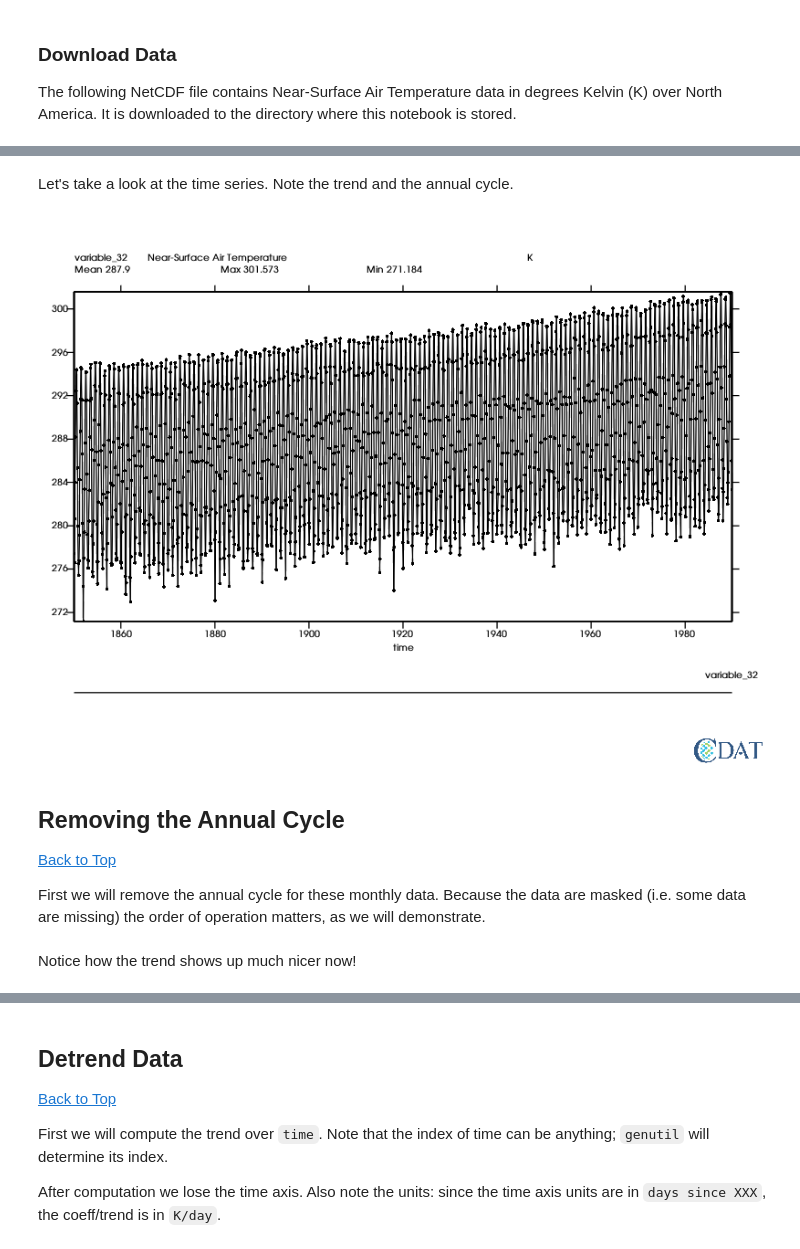
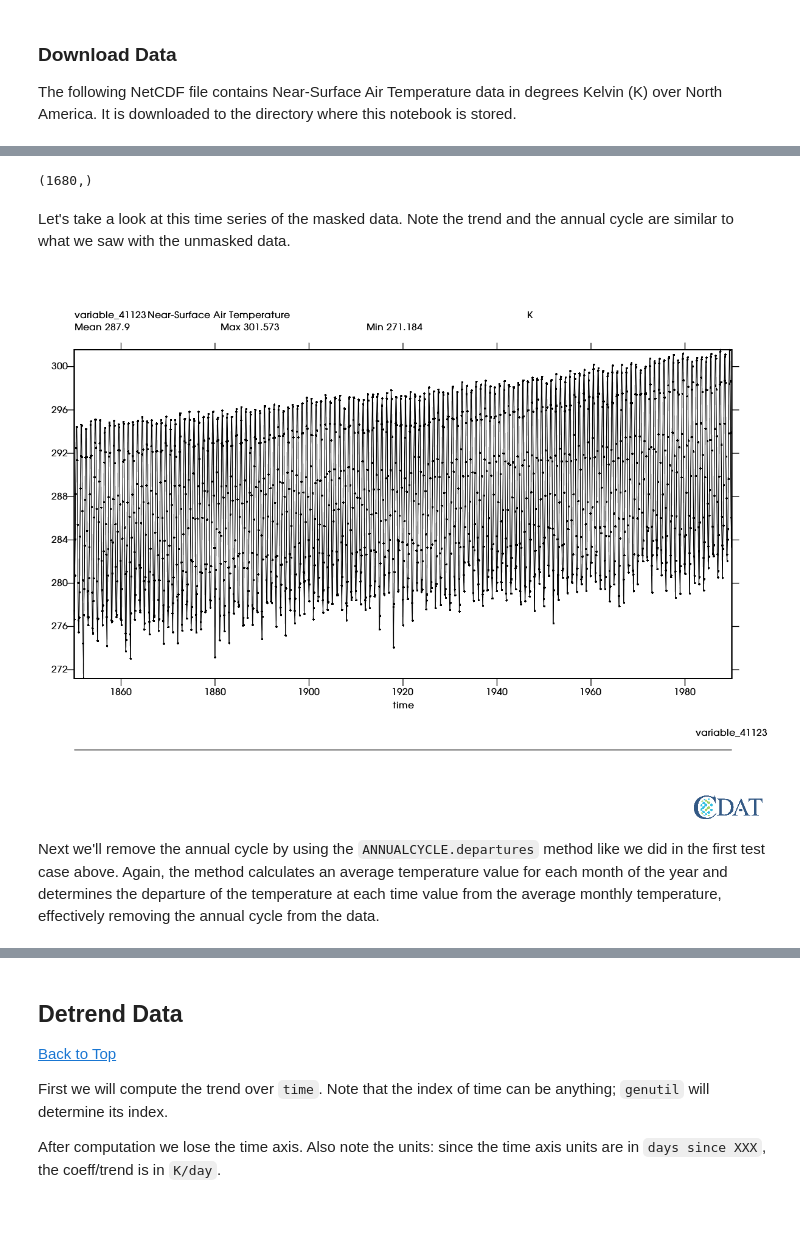
Before and after one commit to CDAT/Jupyter-notebooks, a Jupyter notebook: scientific/Detrend_Data/Detrend_data.ipynb, the cells around one changed output, grey strips where cells are left out. Drawn from its saved outputs; the diff is of its cells as text; code cells hidden in the pictures; blank space fills up the shorter version.

````diff
--- a/scientific/Detrend_Data/Detrend_data.ipynb
+++ b/scientific/Detrend_Data/Detrend_data.ipynb
@@ -86,16 +129,15 @@ x.plot(data_ts, line)
 # %%
 data_masked_ts = genutil.averager(data_masked, axis='xy')
+# %%
+data_masked_ts.shape
+# %% [output]
+(1680,)
 # %% [markdown]
-Let's take a look at the time series. Note the trend and the annual cycle.
+Let's take a look at this time series of the masked data. Note the trend and the annual cycle are similar to what we saw with the unmasked data.
 # %%
-x = vcs.init(bg=True, geometry=(800,600))
+x = vcs.init(bg=True, geometry=(1200,900))
 line = vcs.create1d()
 line.markersize = .5
 x.plot(data_masked_ts, line)
 # %% [output]
-[figure, old version]
+[figure, new version]
-# %% [markdown]
-## Removing the Annual Cycle
-[Back to Top](#top)
-
-First we will remove the annual cycle for these monthly data. Because the data are masked (i.e. some data are missing) the order of operation matters, as we will demonstrate.
@@ -106,2 +144,2 @@ data_ts_departures = cdutil.times.ANNUALCYCLE.departures(data_masked_ts) # extra
-# %% [markdown]
-Notice how the trend shows up much nicer now!
+# %% [markdown]
+Next we'll remove the annual cycle by using the ```ANNUALCYCLE.departures``` method like we did in the first test case above. Again, the method calculates an average temperature value for each month of the year and determines the departure of the temperature at each time value from the average monthly temperature, effectively removing the annual cycle from the data.
````
Also changed, not shown: parts of 38 cells of this notebook.
